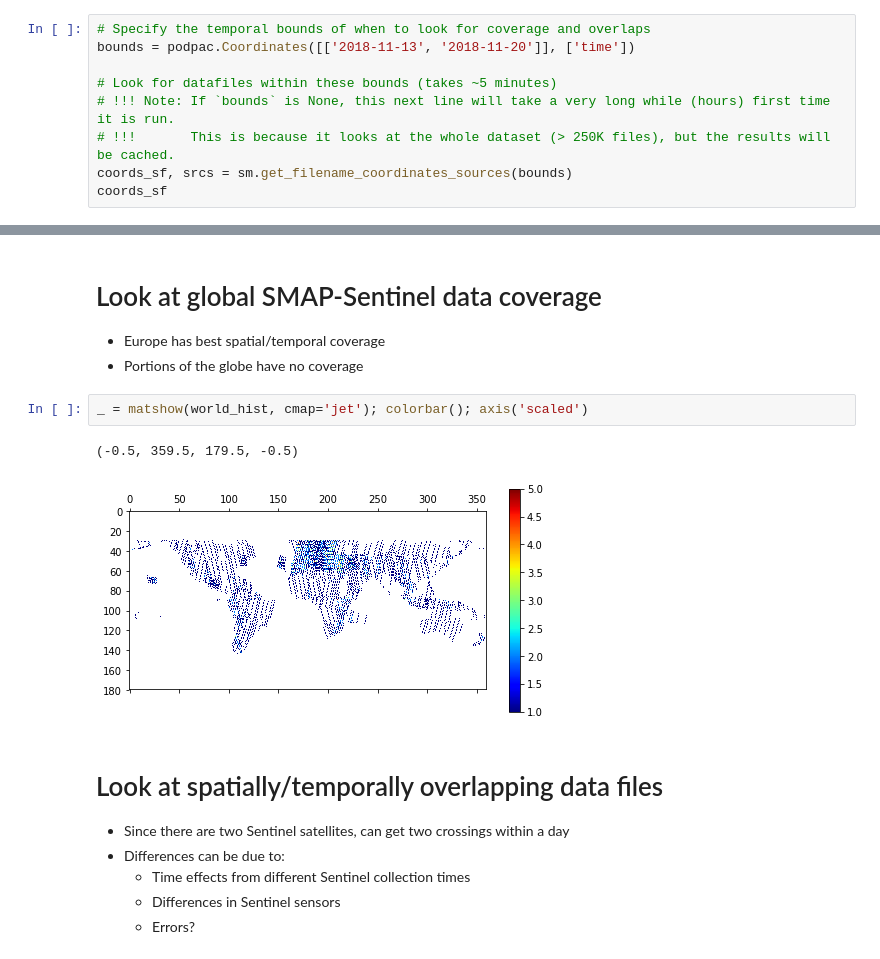
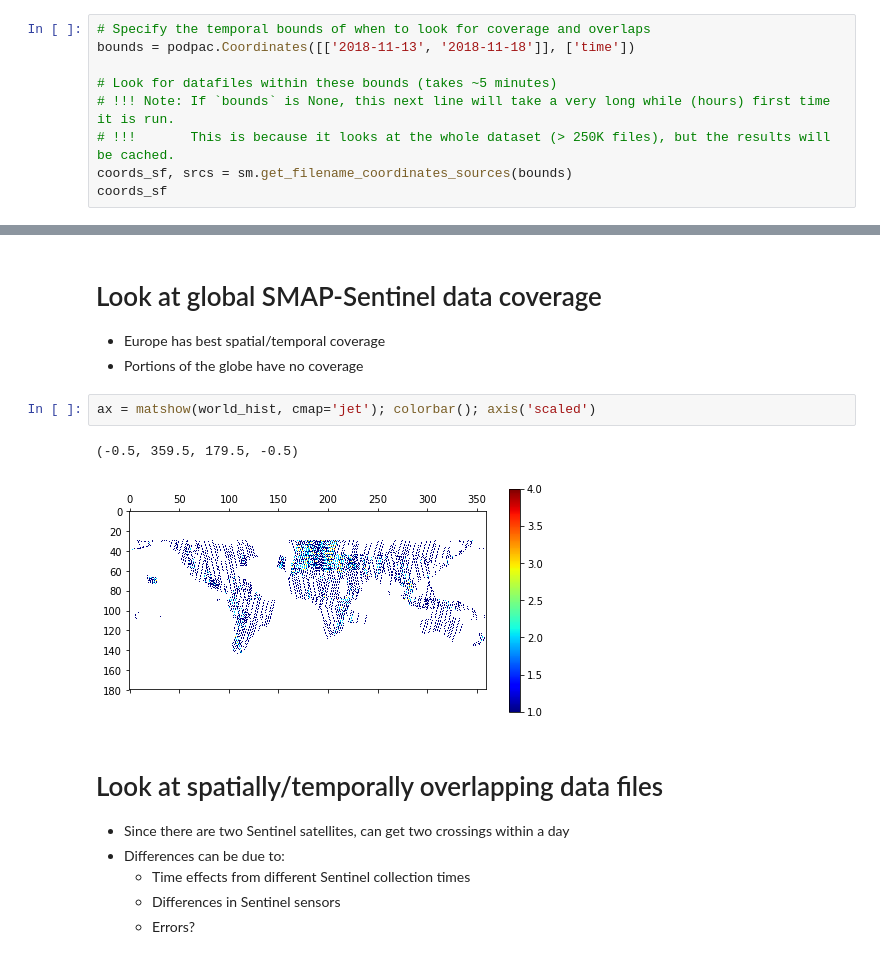
Before and after one commit to creare-com/podpac-examples, a Jupyter notebook: notebooks/basic_examples/working-with-SMAP-Sentinel-data.ipynb, the cells around one changed output, grey strips where cells are left out. Drawn from its saved outputs; the diff is of its cells as text.

```diff
--- a/notebooks/basic_examples/working-with-SMAP-Sentinel-data.ipynb
+++ b/notebooks/basic_examples/working-with-SMAP-Sentinel-data.ipynb
@@ -53,7 +53,7 @@ PODPAC:
 * Caches the result for faster access
 # %%
 # Specify the temporal bounds of when to look for coverage and overlaps
-bounds = podpac.Coordinates([['2018-11-13', '2018-11-20']], ['time'])
+bounds = podpac.Coordinates([['2018-11-13', '2018-11-18']], ['time'])
 
 # Look for datafiles within these bounds (takes ~5 minutes)
 # !!! Note: If `bounds` is None, this next line will take a very long while (hours) first time it is run.
@@ -110,10 +110,10 @@ world_hist[world_hist == 0] = np.nan
 * Europe has best spatial/temporal coverage
 * Portions of the globe have no coverage
 # %%
-_ = matshow(world_hist, cmap='jet'); colorbar(); axis('scaled')
+ax = matshow(world_hist, cmap='jet'); colorbar(); axis('scaled')
 # %% [output]
 (-0.5, 359.5, 179.5, -0.5)
-[figure, old version]
+[figure, new version]
 # %% [markdown]
 # Look at spatially/temporally overlapping data files
 * Since there are two Sentinel satellites, can get two crossings within a day
```
Also changed, not shown: parts of 4 cells of this notebook, 7 other files.
